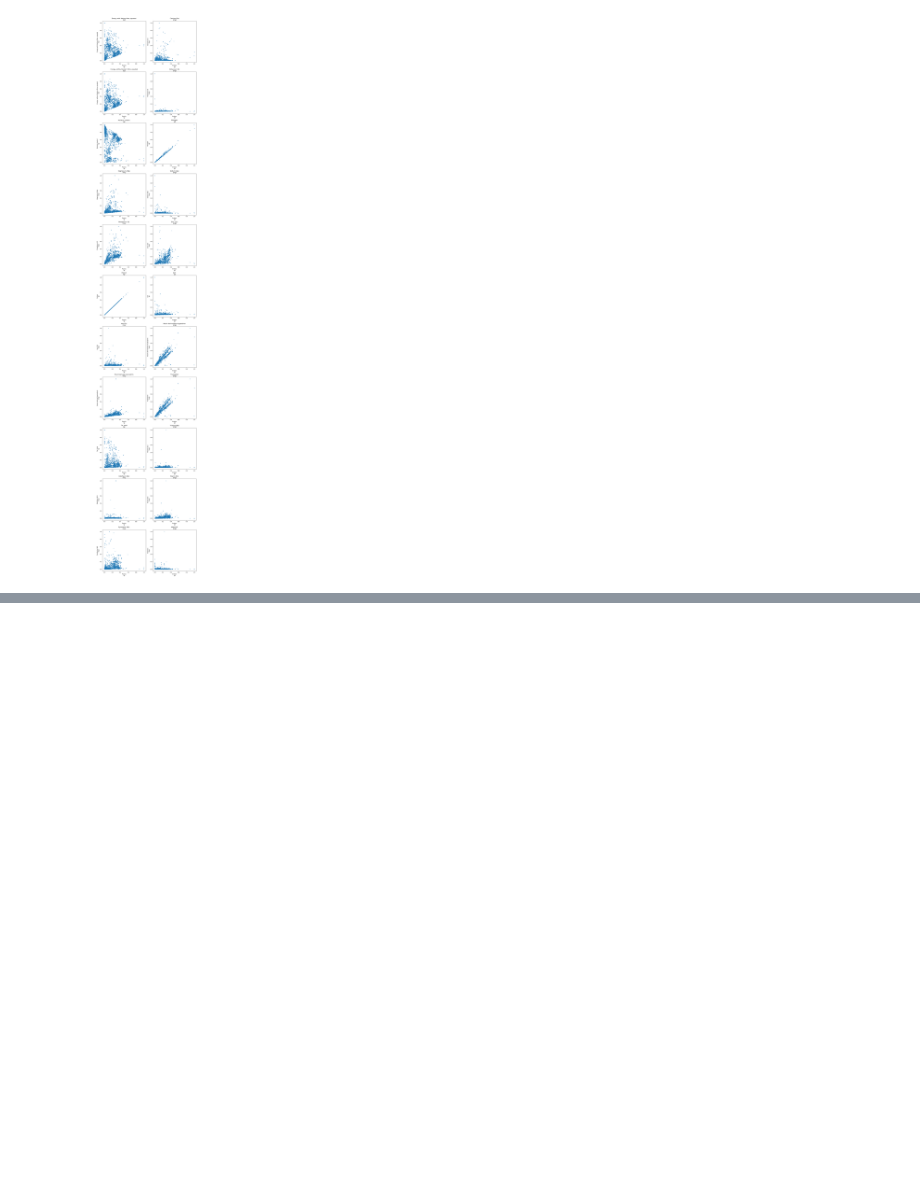
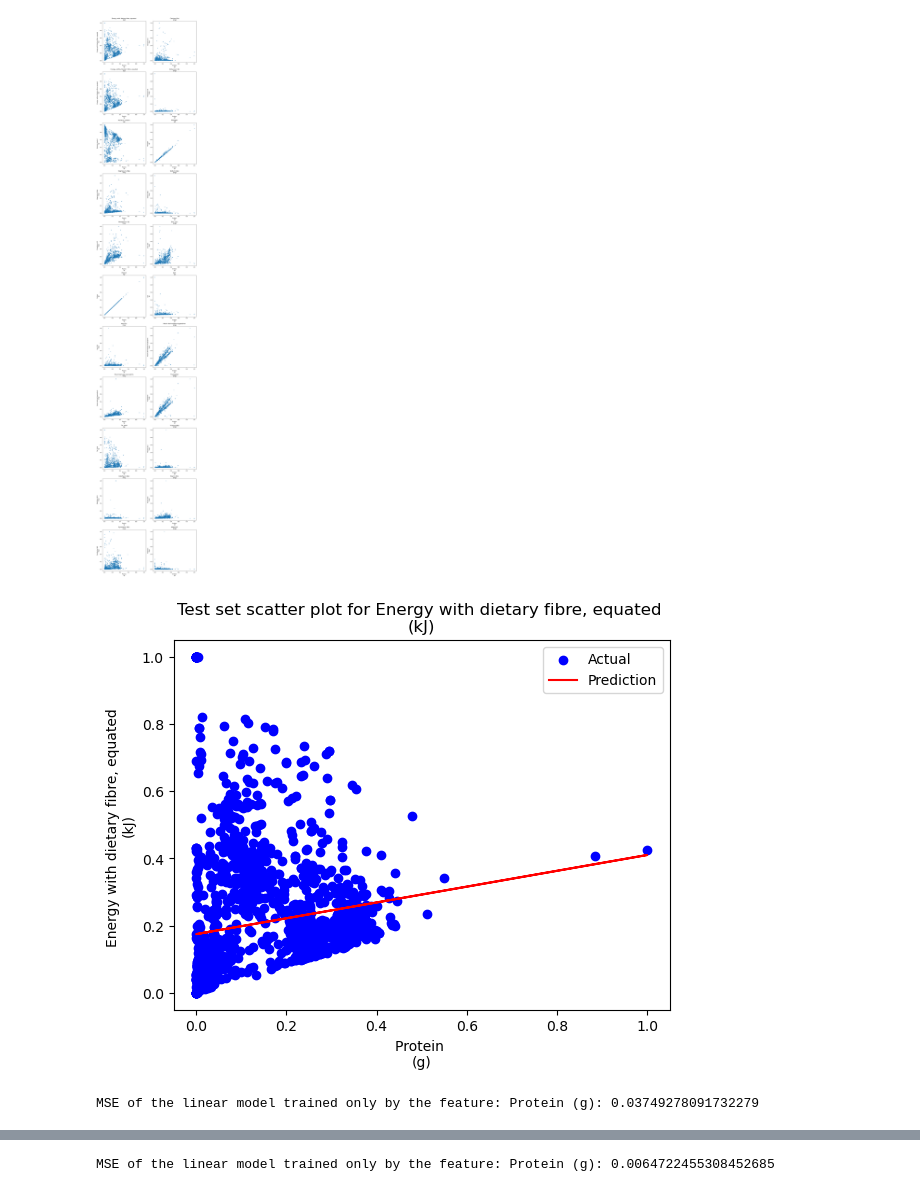
Before and after one commit to Comp20008-lemon/Assignment-2, a Jupyter notebook: main.ipynb, the cells around one changed output, grey strips where cells are left out. Saved outputs shown, nothing was run; the diff lists cells and outputs as text; code cells hidden in the pictures; blank space fills up the shorter version.

Commit message:
added training, but all data are used wait for David to give only 6

```diff
--- a/main.ipynb
+++ b/main.ipynb
@@ -3,12 +3,13 @@ import pandas as pd
 import numpy as np
 import seaborn as sns
 import matplotlib.pyplot as plt
+from sklearn.preprocessing import MinMaxScaler
 from sklearn.feature_selection import SelectKBest, f_regression
 from sklearn.model_selection import train_test_split
 from sklearn.preprocessing import StandardScaler
 from sklearn.linear_model import LinearRegression
 from sklearn.metrics import mean_squared_error
-from sklearn.preprocessing import MinMaxScaler
+
 
 # Read the Excel file (aka. sp|readsheet)
 file_path = 'nutrient-file-release2-jan22.xlsx'
@@ -108,31 +109,75 @@ fig, axs = plt.subplots(n_rows, n_cols, figsize=(12, 6*n_rows))
 axs = axs.flatten()
 
 for nutrient, column in enumerate(scores.index):
     # Create a scatter plot for the scaled data
     axs[nutrient].scatter(data_scaled['Protein \n(g)'], data_scaled[column], s = 10)
     axs[nutrient].set_title(column)
     axs[nutrient].set_xlabel('Protein \n(g)')
     axs[nutrient].set_ylabel(column)
-
+# Plot scatter plots
 plt.tight_layout()
 plt.show()
+
+# Only the protein data, only create a new dataframe with the protein and currewnt nutrient column
+protein_data = data_scaled[['Protein \n(g)']]
+
+# Loop through each nutrient to fit a linear regression model
+for column in data_scaled.columns:
+    # Skip 'Protein \n(g)' itself
+    if column == 'Protein \n(g)':
+        continue
+
+    # the current nutrient data
+    nutrient_data = data_scaled[column].dropna()
+
+    # Combine protein and current nutrient data
+    combined_data = pd.concat([protein_data, nutrient_data], axis=1)
+
+    # Split the data into training and testing data, test size 80%, training 20%
+    train_data, test_data = train_test_split(combined_data, test_size=0.8)
+
+    # Define the training data
+    X_train = train_data[['Protein \n(g)']]
+    y_train = train_data[column]
+
+    # Define the testing data
+    X_test = test_data[['Protein \n(g)']]
+    y_test = test_data[column]
+
+    # Fit the model to the training data
+    model = LinearRegression().fit(X_train, y_train)
+    predictions = model.predict(X_test)
+
+    # Plot the scatter plot and the line of regression (MSE)
+    plt.scatter(X_test, y_test, color='blue', label='Actual')
+    plt.plot(X_test, predictions, color='red', label='Prediction')
+    plt.xlabel('Protein \n(g)')
+    plt.ylabel(column)
+    plt.title(f'Test set scatter plot for {column}')
+    plt.legend()
+    plt.show()
+
+    # Print the result
+    print('MSE of the linear model trained only by the feature: Protein (g):', mean_squared_error(y_test, predictions))
 # %% [output]
 Energy with dietary fibre, equated \n(kJ)        9.92
 Calcium (Ca) \n(mg)                              9.92
 Energy, without dietary fibre, equated \n(kJ)    9.92
 Potassium (K) \n(mg)                             9.92
 Moisture (water) \n(g)                           9.92
 Nitrogen \n(g)                                   9.84
 Magnesium (Mg) \n(mg)                            9.84
 Sodium (Na) \n(mg)                               9.84
 Phosphorus (P) \n(mg)                            9.84
 Zinc (Zn) \n(mg)                                 9.84
 Protein \n(g)                                    9.84
 Ash \n(g)                                        9.84
 ... (7 lines left out)
 Niacin (B3) \n(mg)                               9.20
 Pyridoxine (B6) \n(mg)                           9.20
 Vitamin E \n(mg)                                 9.20
 dtype: float64
 [figure]
 [figure]
+[figure, added]
+MSE of the linear model trained only by the feature: Protein (g): 0.03749278091732279
@@ -138,0 +185 @@ dtype: float64
+MSE of the linear model trained only by the feature: Protein (g): 0.0064722455308452685
```
Also changed, not shown: parts of 1 cell of this notebook.
